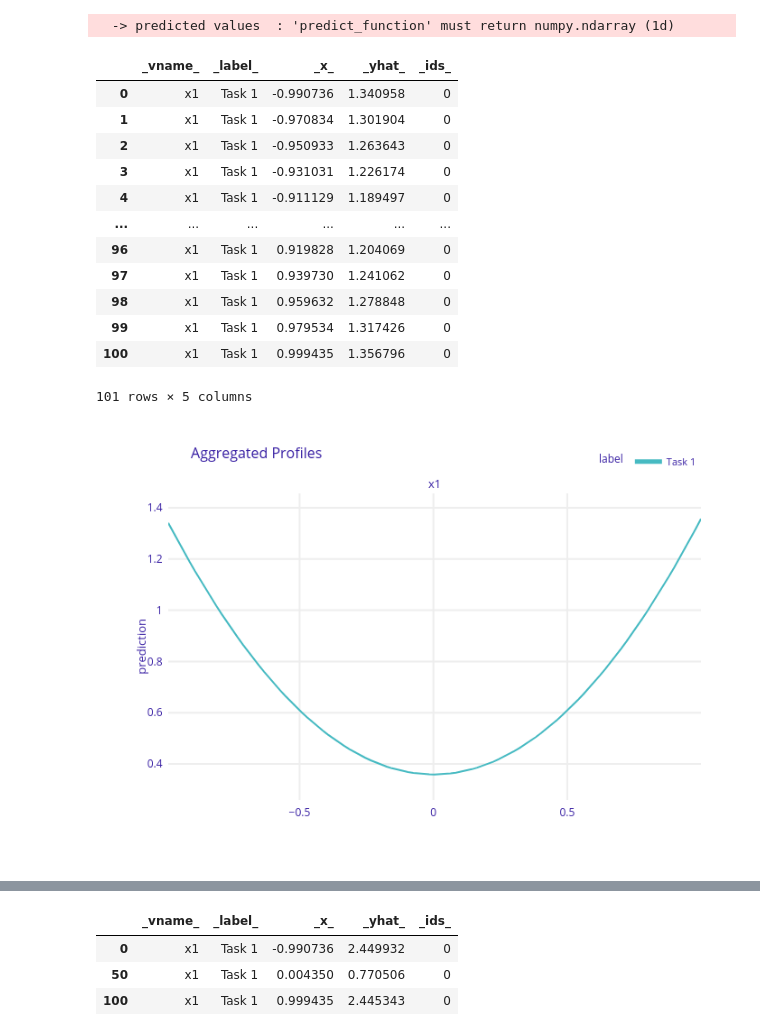
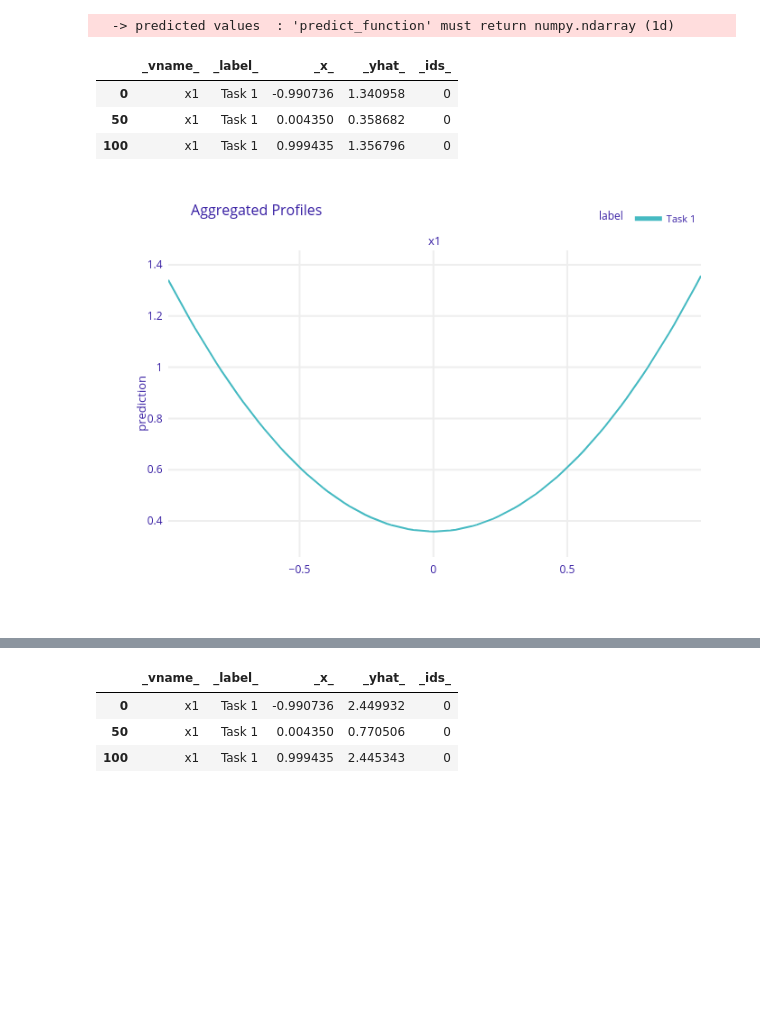
Before and after one commit to mim-uw/eXplainableMachineLearning-2024, a Jupyter notebook: Homeworks/HW5/MateuszSzymanski/MateuszSzymanski.ipynb, the cells around one changed output, grey strips where cells are left out. Cells and saved outputs as stored; diff of their text form; code cells hidden in the pictures; blank space fills up the shorter version.

```diff
--- a/Homeworks/HW5/MateuszSzymanski/MateuszSzymanski.ipynb
+++ b/Homeworks/HW5/MateuszSzymanski/MateuszSzymanski.ipynb
@@ -241,23 +248,14 @@ A new explainer has been created!
   -> predicted values  : 'predict_function' must return numpy.ndarray (1d)
 # %%
 partial_dependence = explainer.model_profile(variables=['x1'], type='pdp')
-display(partial_dependence.result)
+display(partial_dependence.result[::50])
 figure = partial_dependence.plot(show=False)
 
 show_plotly_image(figure)
 # %% [output]
 |  | _vname_ | _label_ | _x_ | _yhat_ | _ids_ |
 | 0 | x1 | Task 1 | -0.990736 | 1.340958 | 0 |
-| 1 | x1 | Task 1 | -0.970834 | 1.301904 | 0 |
-| 2 | x1 | Task 1 | -0.950933 | 1.263643 | 0 |
-| 3 | x1 | Task 1 | -0.931031 | 1.226174 | 0 |
-| 4 | x1 | Task 1 | -0.911129 | 1.189497 | 0 |
-| ... | ... | ... | ... | ... | ... |
-| 96 | x1 | Task 1 | 0.919828 | 1.204069 | 0 |
-| 97 | x1 | Task 1 | 0.939730 | 1.241062 | 0 |
-| 98 | x1 | Task 1 | 0.959632 | 1.278848 | 0 |
-| 99 | x1 | Task 1 | 0.979534 | 1.317426 | 0 |
+| 50 | x1 | Task 1 | 0.004350 | 0.358682 | 0 |
 | 100 | x1 | Task 1 | 0.999435 | 1.356796 | 0 |
-101 rows × 5 columns
 [figure]
 # %%
```
Also changed, not shown: parts of 11 cells of this notebook, 1 other file.
